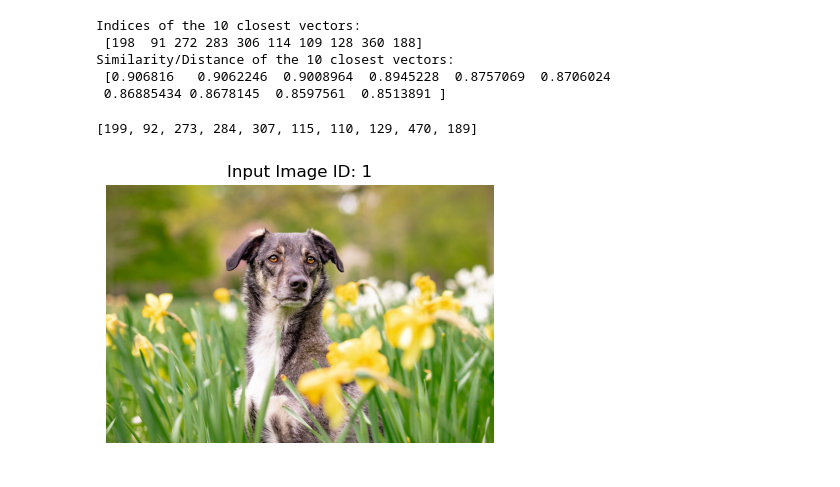
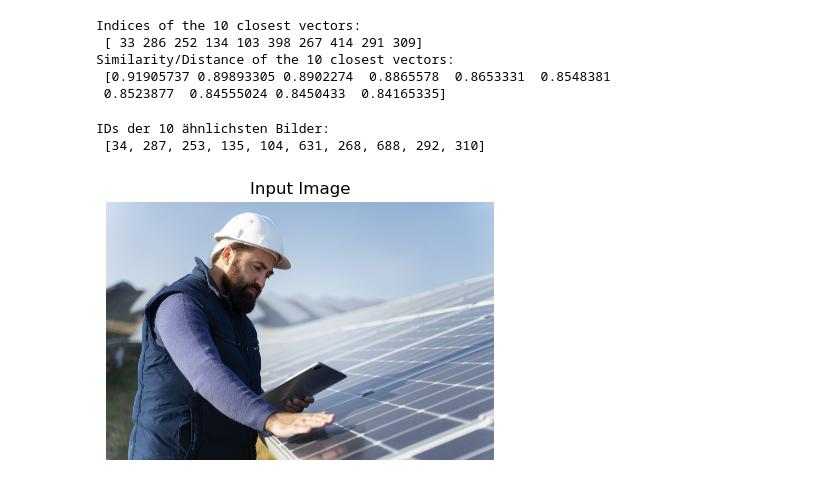
Before and after one commit to nickno7/image_recommender, a Jupyter notebook: resources/color_similarity.ipynb, the cells around one changed output. Cells and saved outputs as stored; diff of their text form; code cells hidden in the pictures.

```diff
--- a/resources/color_similarity.ipynb
+++ b/resources/color_similarity.ipynb
@@ -84,24 +105,24 @@ array([ 2251.,  2518.,  2928.,  3542.,  4168.,  6058.,  9066., 13322.,
 scores = cosine_similarity([query_vector], embeddings)[0]
 # %%
-# Find the closest 10 vectors
-closest_indices = np.argsort(-scores)[1:11]
-# closest_indices = np.argsort(scores)[-10:]
+# Find the closest 10 vectors and their similarity scores
+closest_indices = np.argsort(-scores)[:10]
 closest_vectors = scores[closest_indices]
 
 print("Indices of the 10 closest vectors:\n", closest_indices)
 print("Similarity/Distance of the 10 closest vectors:\n", scores[closest_indices])
 # %% [output]
 Indices of the 10 closest vectors:
- [198  91 272 283 306 114 109 128 360 188]
+ [ 33 286 252 134 103 398 267 414 291 309]
 Similarity/Distance of the 10 closest vectors:
- [0.906816   0.9062246  0.9008964  0.8945228  0.8757069  0.8706024
- 0.86885434 0.8678145  0.8597561  0.8513891 ]
+ [0.91905737 0.89893305 0.8902274  0.8865578  0.8653331  0.8548381
+ 0.8523877  0.84555024 0.8450433  0.84165335]
 # %%
-# IDs der 10 ähnlichsten Bilder finden
+# find image IDs of the 10 most similar images
 closest_image_ids = [image_ids[i] for i in closest_indices]
-closest_image_ids
+print("IDs der 10 ähnlichsten Bilder:\n", closest_image_ids)
 # %% [output]
-[199, 92, 273, 284, 307, 115, 110, 129, 470, 189]
+IDs der 10 ähnlichsten Bilder:
+ [34, 287, 253, 135, 104, 631, 268, 688, 292, 310]
 # %%
 import matplotlib.pyplot as plt
 
@@ -114,13 +135,9 @@ def show_image(image_path, title):
     plt.title(title)
     plt.axis('off')
     plt.show()
-# %%
-# Informationen des Eingabebildes aus der CSV-Datei abrufen
-input_image_info = images[images['image_id'] == image_ids[0]].iloc[0]
-input_image_path = os.path.join(input_image_info['root'], input_image_info['file'])
-input_image_title = f"Input Image ID: {image_ids[0]}"
-
-show_image(input_image_path, input_image_title)
-# %% [output]
-[figure, removed]
+# %%
+# display input image
+show_image(input_image_path, "Input Image")
+# %% [output]
+[figure, added]
 # %%
```
Also changed, not shown: parts of 11 cells of this notebook.
